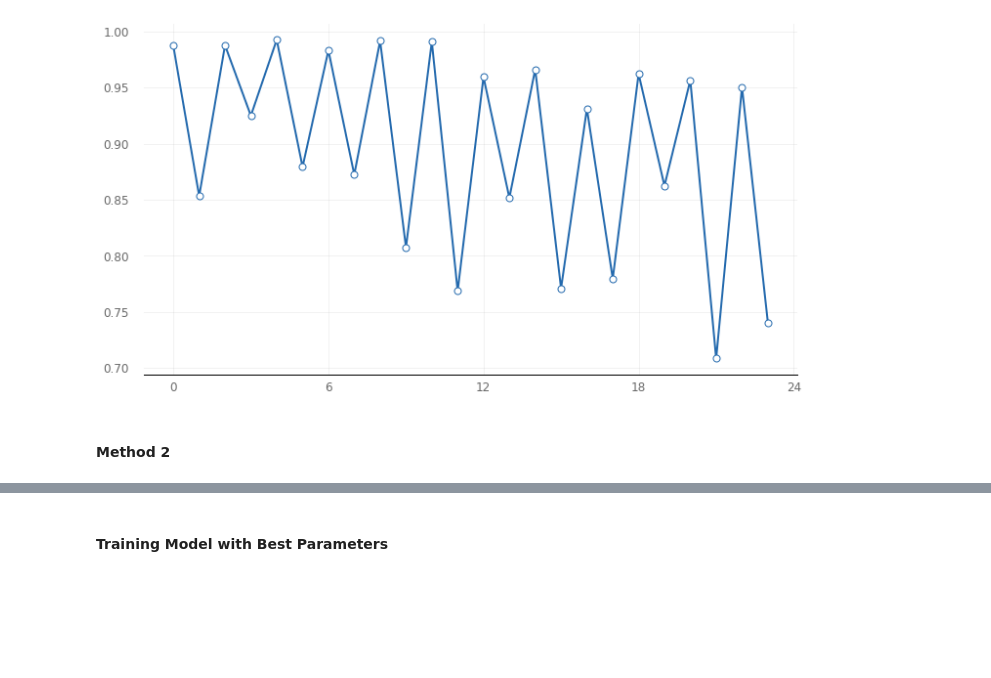
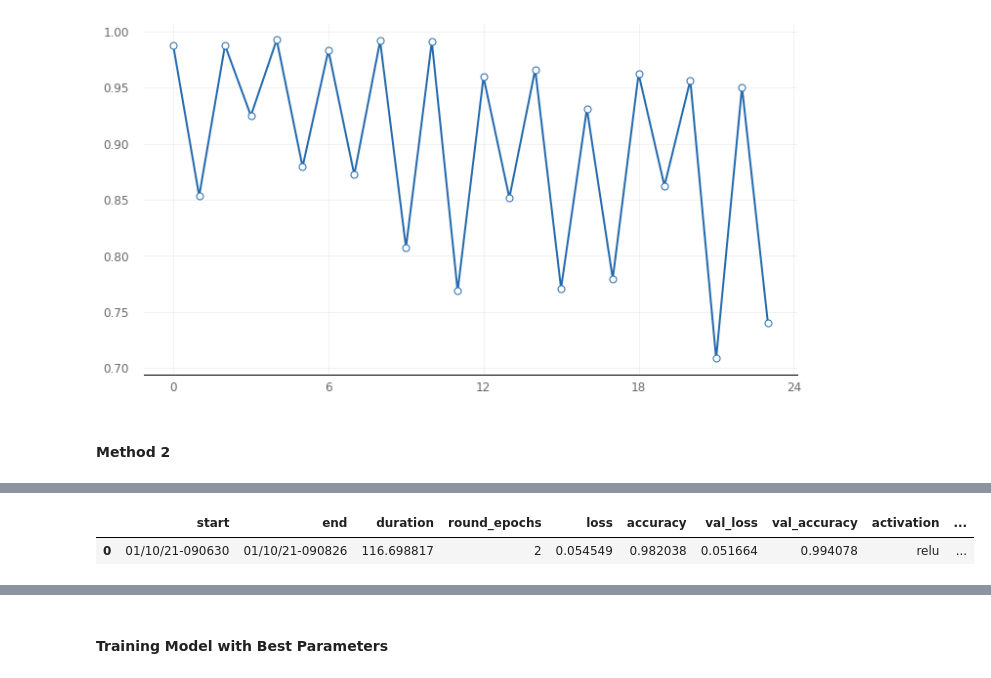
Before and after one commit to shaunak09vb/Toxic-Comment-Classifier-using-Deep-Learning, a Jupyter notebook: NLP_LSTM.ipynb, the cells around one changed output, grey strips where cells are left out. Saved outputs shown, nothing was run; the diff lists cells and outputs as text; code cells hidden in the pictures; blank space fills up the shorter version.

```diff
--- a/NLP_LSTM.ipynb
+++ b/NLP_LSTM.ipynb
@@ -838,3 +988,19 @@ p={
+# %%
+p={
+    'output_count_lstm': [50,60],
+    'output_1_count_dense': [40,50],
+    'output_2_count_dense': [30,40],
+    'filters' : [64],
+    'kernel_size' : [3],
+    'batch_size': [32],
+    'pool_size': [3],
+    'epochs':[2],
+    'optimizer':['adam'],
+    'activation':['relu'],
+    'last_activation': ['sigmoid'],
+    'dropout':[0.2],
+    'loss': ['binary_crossentropy']
+}
 # %%
 scan_results = talos.Scan(x=x_train,
                y=y_train,
@@ -914,5 +1080,8 @@ model_id
 # %%
-scan_results.data[1:2]
+scan_results.data[0:1]
+# %% [output]
+|  | start | end | duration | round_epochs | loss | accuracy | val_loss | val_accuracy | activation | ... |
+| 0 | 01/10/21-090630 | 01/10/21-090826 | 116.698817 | 2 | 0.054549 | 0.982038 | 0.051664 | 0.994078 | relu | ... |
 # %%
 analyze_object = talos.Analyze(scan_results)
 # %%
```
Also changed, not shown: parts of 37 cells of this notebook.
